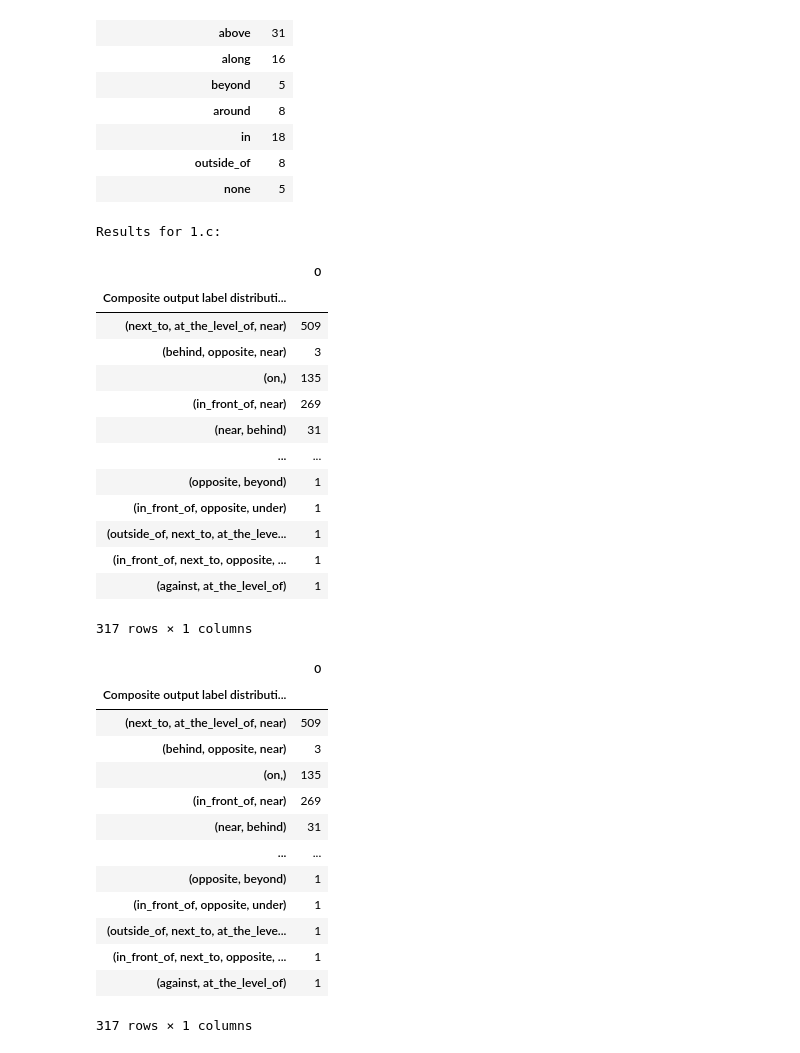
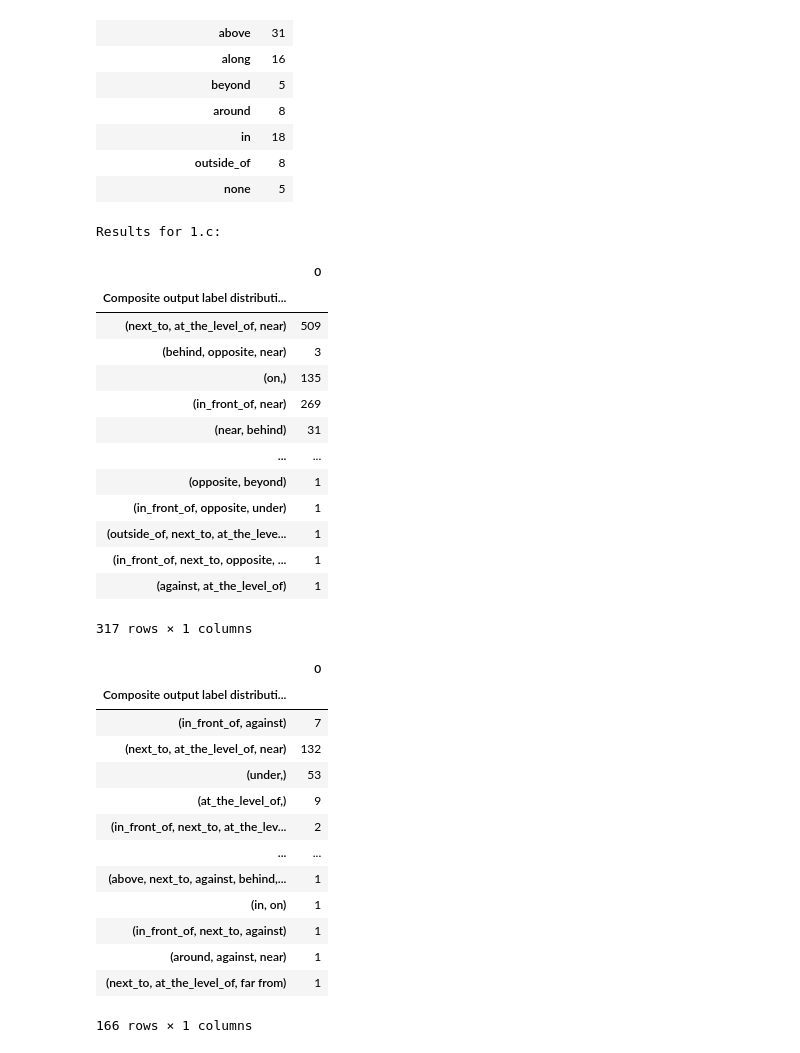
Before and after one commit to Zach128/CCE5225-assignment-2, a Jupyter notebook: CCE5225_Assignment_II_PGM_2020-21.ipynb, the cells around one changed output. Saved outputs shown, nothing was run; the diff lists cells and outputs as text; code cells hidden in the pictures.

```diff
--- a/CCE5225_Assignment_II_PGM_2020-21.ipynb
+++ b/CCE5225_Assignment_II_PGM_2020-21.ipynb
@@ -219,53 +219,53 @@ Results for 1.b:
 | outside_of | 8 |
 | none | 5 |
 # %%
-# 1.3. Computing the composite output labels (without flattening like in 1.b) for both datasets.
+# 1.c. Computing the composite output labels (without flattening like in 1.b) for both datasets.
 
 # Same as above, compute the occurances of each composite output label.
 # Unlike above, we first need to transform each row from an unhashable list to a hashable tuple object.
-train_out_counts = Counter(map(tuple, train_out_labels))
-test_out_counts = Counter(map(tuple, test_out_labels))
+train_cmp_out_counts = Counter(map(tuple, train_out_labels))
+test_cmp_out_counts = Counter(map(tuple, test_out_labels))
 
-train_out_counts_df = pandas.DataFrame.from_dict(train_out_counts, orient='index')
-train_out_counts_df.index.name = 'Composite output label distribution in development (train) set'
-test_out_counts_df = pandas.DataFrame.from_dict(train_out_counts, orient='index')
-test_out_counts_df.index.name = 'Composite output label distribution in test set'
+train_cmp_out_counts_df = pandas.DataFrame.from_dict(train_cmp_out_counts, orient='index')
+train_cmp_out_counts_df.index.name = 'Composite output label distribution in development (train) set'
+test_cmp_out_counts_df = pandas.DataFrame.from_dict(test_cmp_out_counts, orient='index')
+test_cmp_out_counts_df.index.name = 'Composite output label distribution in test set'
 
 print('Results for 1.c:')
-display(train_out_counts_df)
-display(test_out_counts_df)
+display(train_cmp_out_counts_df)
+display(test_cmp_out_counts_df)
 
 saveAnswer({
-    'train_out_counts': train_out_counts_df,
-    'test_out_counts': test_out_counts_df
+    'train_out_counts': train_cmp_out_counts_df,
+    'test_out_counts': test_cmp_out_counts_df
 }, '1c')
 # %% [output]
 Results for 1.c:
 |  | 0 |
 | Composite output label distributi... |  |
 | (next_to, at_the_level_of, near) | 509 |
 | (behind, opposite, near) | 3 |
 | (on,) | 135 |
 | (in_front_of, near) | 269 |
 | (near, behind) | 31 |
 | ... | ... |
 | (opposite, beyond) | 1 |
 | (in_front_of, opposite, under) | 1 |
 | (outside_of, next_to, at_the_leve... | 1 |
 | (in_front_of, next_to, opposite, ... | 1 |
 | (against, at_the_level_of) | 1 |
 317 rows × 1 columns
 |  | 0 |
 | Composite output label distributi... |  |
-| (next_to, at_the_level_of, near) | 509 |
-| (behind, opposite, near) | 3 |
-| (on,) | 135 |
-| (in_front_of, near) | 269 |
-| (near, behind) | 31 |
+| (in_front_of, against) | 7 |
+| (next_to, at_the_level_of, near) | 132 |
+| (under,) | 53 |
+| (at_the_level_of,) | 9 |
+| (in_front_of, next_to, at_the_lev... | 2 |
 | ... | ... |
-| (opposite, beyond) | 1 |
-| (in_front_of, opposite, under) | 1 |
-| (outside_of, next_to, at_the_leve... | 1 |
-| (in_front_of, next_to, opposite, ... | 1 |
-| (against, at_the_level_of) | 1 |
+| (above, next_to, against, behind,... | 1 |
+| (in, on) | 1 |
+| (in_front_of, next_to, against) | 1 |
+| (around, against, near) | 1 |
+| (next_to, at_the_level_of, far from) | 1 |
-317 rows × 1 columns
+166 rows × 1 columns
```
Also changed, not shown: parts of 3 cells of this notebook, 1 other file.
